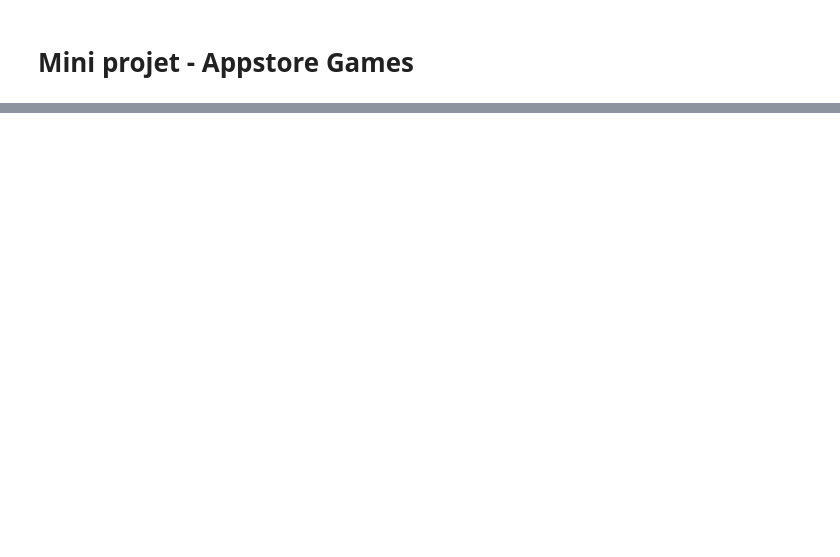
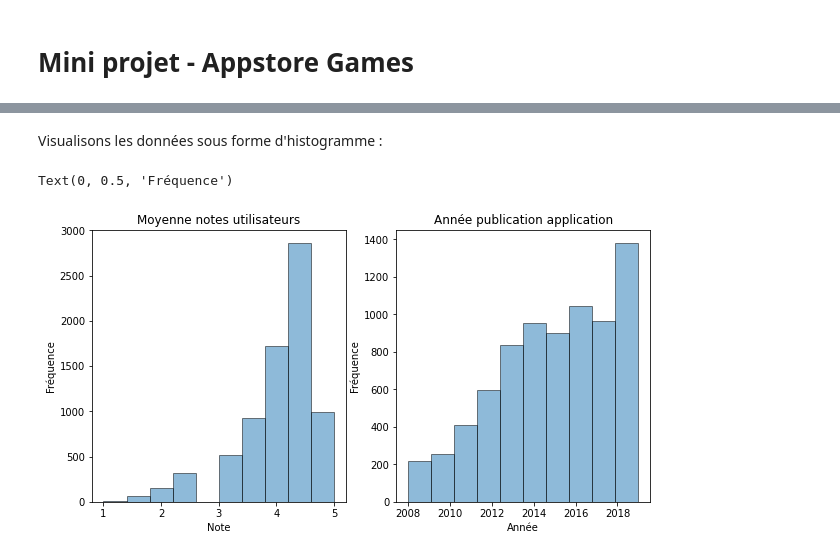
Before and after one commit to MaximeDubost/Python-H3, a Jupyter notebook: appstore_games.ipynb, the cells around one changed output, grey strips where cells are left out. Saved outputs shown, nothing was run; the diff lists cells and outputs as text; code cells hidden in the pictures; blank space fills up the shorter version.

```diff
--- a/appstore_games.ipynb
+++ b/appstore_games.ipynb
@@ -102,0 +116,17 @@ plt.show()
+# %% [markdown]
+Visualisons les données sous forme d'histogramme :
+# %%
+plt.figure(figsize=(10, 5))
+plt.subplot(1, 2, 1)
+plt.hist(df.avg_user_rating, edgecolor = 'black', alpha = 0.5)
+plt.title('Moyenne notes utilisateurs')
+plt.xlabel('Note')
+plt.ylabel('Fréquence')
+plt.subplot(1, 2, 2)
+plt.hist(df.year, edgecolor = 'black', alpha = 0.5)
+plt.title('Année publication application')
+plt.xlabel('Année')
+plt.ylabel('Fréquence')
+# %% [output]
+Text(0, 0.5, 'Fréquence')
+[figure, added]
```
Also changed, not shown: parts of 36 cells of this notebook.
